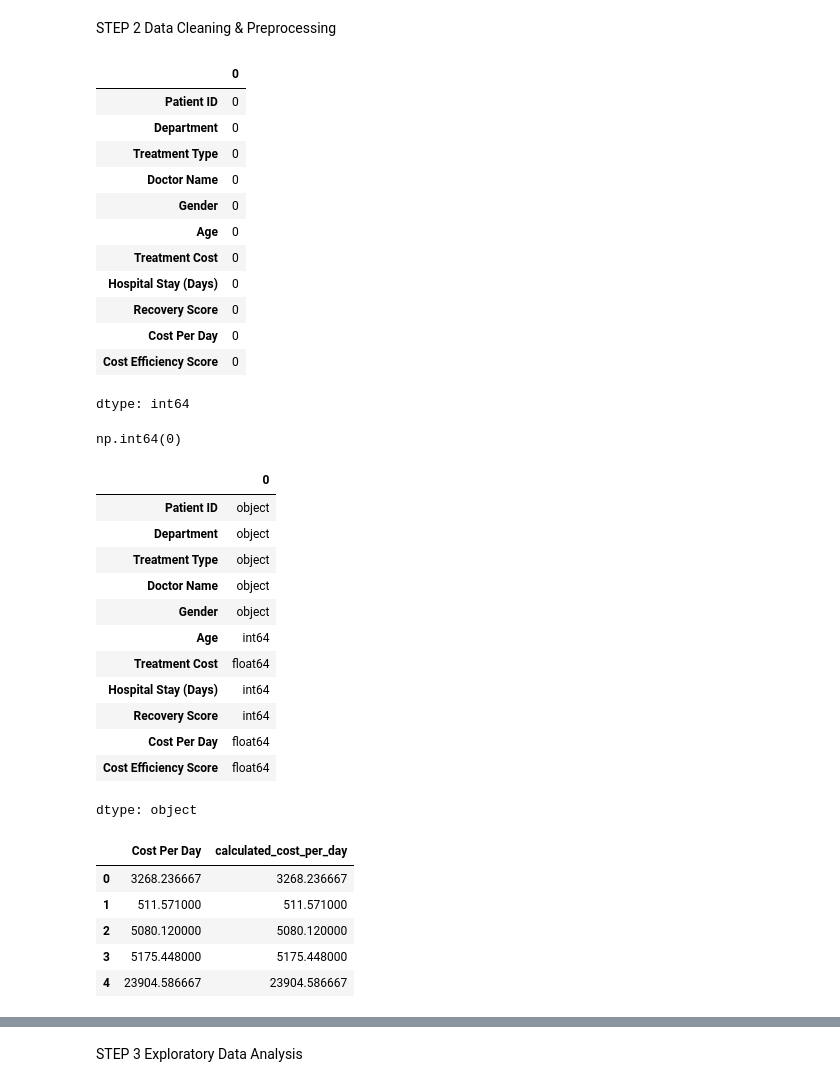
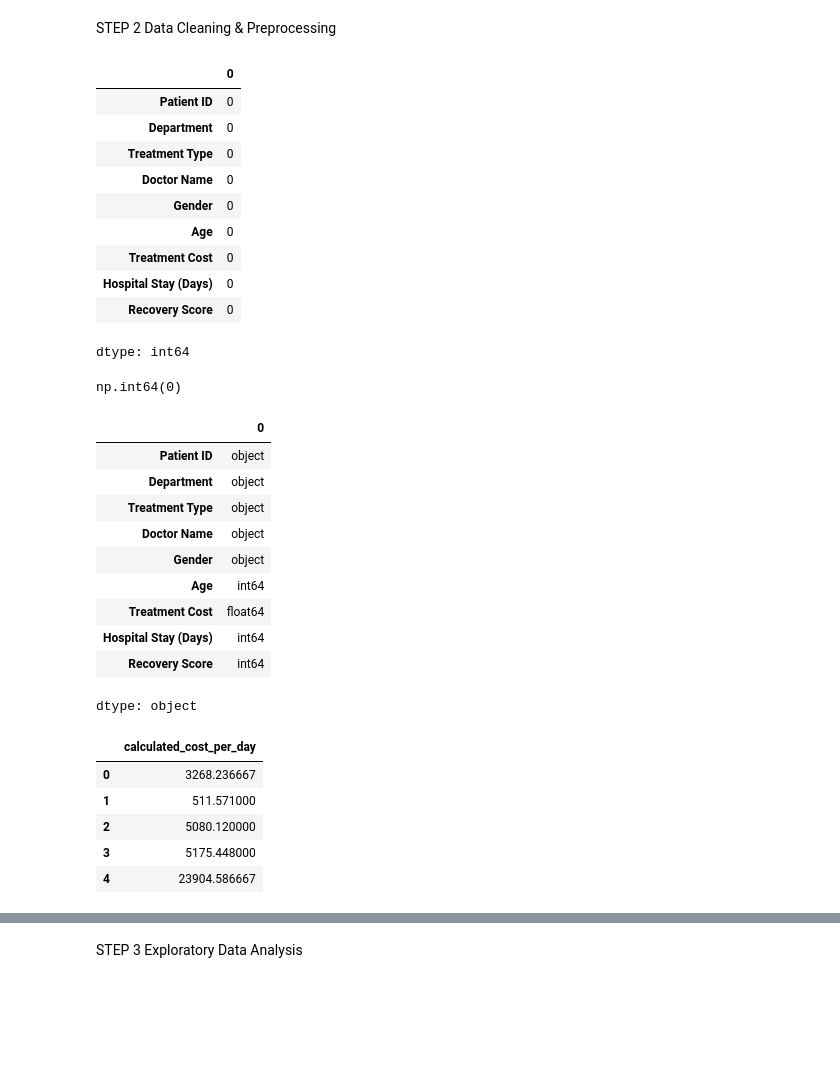
Before and after one commit to Prasannabade13/HEOR-Healthcare-Economics-and-Outcomes-Research-, a Jupyter notebook: HEOR.ipynb, the cells around one changed output, grey strips where cells are left out. Cells and saved outputs as stored; diff of their text form; code cells hidden in the pictures; blank space fills up the shorter version.

```diff
--- a/HEOR.ipynb
+++ b/HEOR.ipynb
@@ -18,3 +9,5 @@ pd.read_excel("/content/hospital_patient_treatment_dataset.xlsx")
+# %%
+df = pd.read_csv("/content/hospital_patient_treatment_dataset.csv")
 # %%
 df.head()
 # %% [output]
@@ -64,8 +55,6 @@ df.isnull().sum()
 | Treatment Cost | 0 |
 | Hospital Stay (Days) | 0 |
 | Recovery Score | 0 |
-| Cost Per Day | 0 |
-| Cost Efficiency Score | 0 |
 dtype: int64
 # %%
 df.duplicated().sum()
@@ -84,18 +73,16 @@ df.dtypes
 | Treatment Cost | float64 |
 | Hospital Stay (Days) | int64 |
 | Recovery Score | int64 |
-| Cost Per Day | float64 |
-| Cost Efficiency Score | float64 |
 dtype: object
 # %%
 df["calculated_cost_per_day"]=df["Treatment Cost"]/df["Hospital Stay (Days)"]
 # %%
-df[["Cost Per Day", "calculated_cost_per_day"]].head()
+df[["calculated_cost_per_day"]].head()
 # %% [output]
-|  | Cost Per Day | calculated_cost_per_day |
-| 0 | 3268.236667 | 3268.236667 |
-| 1 | 511.571000 | 511.571000 |
-| 2 | 5080.120000 | 5080.120000 |
-| 3 | 5175.448000 | 5175.448000 |
-| 4 | 23904.586667 | 23904.586667 |
+|  | calculated_cost_per_day |
+| 0 | 3268.236667 |
+| 1 | 511.571000 |
+| 2 | 5080.120000 |
+| 3 | 5175.448000 |
+| 4 | 23904.586667 |
 # %%
```
Also changed, not shown: parts of 45 cells of this notebook.
